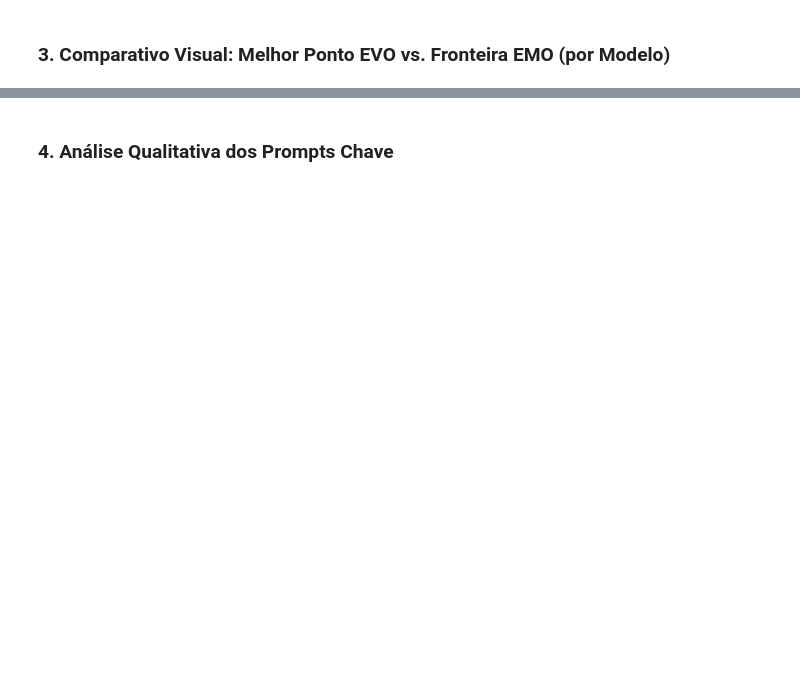
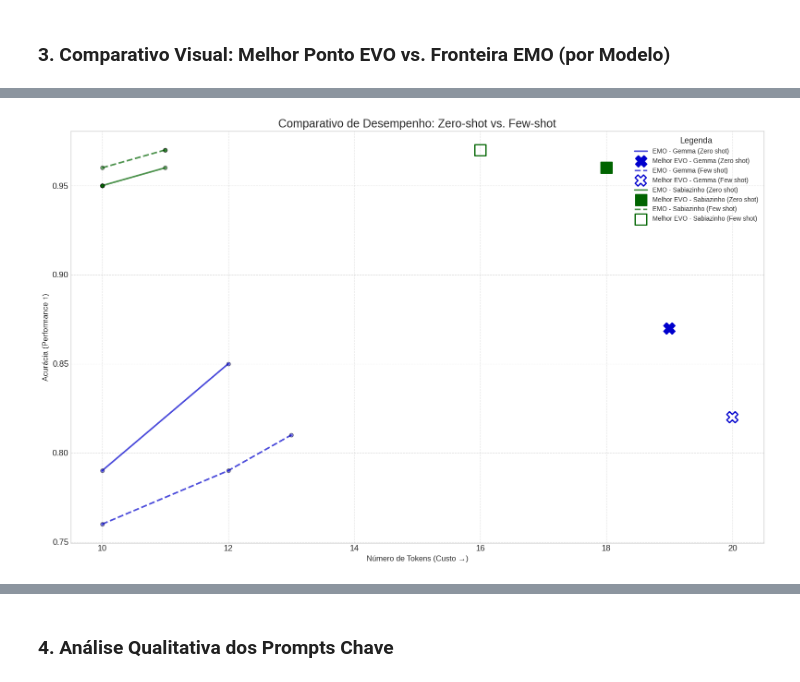
Before and after one commit to SaraCamara/mo-prompt-project, a Jupyter notebook: results/artigo_analise_resultados.ipynb, the cells around one changed output, grey strips where cells are left out. Cells and saved outputs as stored; diff of their text form; code cells hidden in the pictures; blank space fills up the shorter version.

```diff
--- a/results/artigo_analise_resultados.ipynb
+++ b/results/artigo_analise_resultados.ipynb
@@ -386,0 +499,96 @@ else:
+# %%
+import matplotlib.pyplot as plt
+import numpy as np
+from scipy.interpolate import make_interp_spline # Para a opção de suavização
+
+# DataFrame 'df_all_final_results' deve conter os dados de ambas as estratégias
+
+if not df_all_final_results.empty:
+    fig, ax = plt.subplots(1, 1, figsize=(16, 10))
+    ax.set_title("Comparativo de Desempenho: Zero-shot vs. Few-shot", fontsize=18)
+
+    #  Configurações Visuais
+    models_to_plot = df_all_final_results['model'].unique()
+    # Adicionamos um loop para as estratégias também
+    strategies_to_plot = df_all_final_results['strategy'].unique()
+
+    model_colors_map = {"Gemma": "mediumblue", "Sabiazinho": "darkgreen"}
+    # Linha sólida para Zero-shot, tracejada para Few-shot
+    strategy_linestyles = {"Zero shot": "-", "Few shot": "--"}
+    evo_markers_map = {"Gemma": "X", "Sabiazinho": "s"}
+
+    print(f"Modelos encontrados: {models_to_plot}")
+    print(f"Estratégias encontradas: {strategies_to_plot}")
+
+    #  Loop Aninhado: Itera sobre Modelo e Estratégia
+    for model_name in models_to_plot:
+        for strategy_name in strategies_to_plot:
+            # Filtra o subset de dados para a combinação atual
+            df_subset = df_all_final_results[
+                (df_all_final_results['model'] == model_name) &
+                (df_all_final_results['strategy'] == strategy_name)
+            ]
+
+            if df_subset.empty:
+                print(f"-> Aviso: Nenhum dado encontrado para {model_name} com a estratégia '{strategy_name}'. Pulando.")
+                continue
+
+            # Dados EMO e EVO para o subset
+            df_emo = df_subset[df_subset['optimization_type'] == 'EMO']
+            df_evo = df_subset[df_subset['optimization_type'] == 'EVO']
+
+            current_color = model_colors_map.get(model_name)
+            current_linestyle = strategy_linestyles.get(strategy_name)
+
+            #  Plotar Fronteira EMO
+            if not df_emo.empty:
+                # Usando a mesma lógica de antes para tratar duplicatas e suavizar
+                df_for_spline = df_emo.loc[df_emo.groupby('tokens')['accuracy'].idxmax()]
+                df_emo_sorted = df_for_spline.sort_values(by='tokens')
+                x_orig = df_emo_sorted['tokens']
+                y_orig = df_emo_sorted['accuracy']
+
+                label_emo = f'EMO - {model_name} ({strategy_name})'
+
+                # Suavização da curva
+                if len(x_orig) >= 4:
+                    x_smooth = np.linspace(x_orig.min(), x_orig.max(), 300)
+                    spl = make_interp_spline(x_orig, y_orig, k=3)
+                    y_smooth = spl(x_smooth)
+                    ax.plot(x_smooth, y_smooth, color=current_color, linestyle=current_linestyle,
+                            linewidth=2.5, alpha=0.7, zorder=2, label=label_emo)
+                elif len(x_orig) > 1: # Fallback para linha reta se poucos pontos
+                     ax.plot(x_orig, y_orig, color=current_color, linestyle=current_linestyle,
+                            linewidth=2.5, alpha=0.7, zorder=2, label=label_emo)
+
+                # Plotar os pontos EMO originais
+                ax.scatter(df_emo['tokens'], df_emo['accuracy'],
+                           color=current_color, edgecolors='k', alpha=0.5, zorder=3)
+
+
+            #  Plotar Melhor Ponto EVO
+            if not df_evo.empty:
+                best_evo = df_evo.sort_values(by=['accuracy', 'tokens'], ascending=[False, True]).iloc[0]
+                # Para o few-shot, usamos um marcador com face aberta para diferenciar mais
+                face_color = current_color if strategy_name == "Zero shot" else "none"
+
+                ax.scatter(best_evo['tokens'], best_evo['accuracy'], s=300,
+                           marker=evo_markers_map.get(model_name),
+                           facecolors=face_color,
+                           edgecolors=current_color, # Borda com a cor do modelo
+                           linewidth=2,
+                           label=f'Melhor EVO - {model_name} ({strategy_name})',
+                           zorder=4)
+
+    #  Configurações Finais do Gráfico
+    ax.set_xlabel("Número de Tokens (Custo →)", fontsize=12)
+    ax.set_ylabel("Acurácia (Performance ↑)", fontsize=12)
+    ax.grid(True, which='both', linestyle='--', alpha=0.6)
+    ax.legend(title="Legenda", fontsize=10, loc='best')
+
+    plt.tight_layout()
+    plt.show()
+
+else:
+    print("DataFrame df_all_final_results está vazio. Não é possível plotar o gráfico.")
+# %% [output]
@@ -386,0 +597 @@ else:
+[figure, added]
```
Also changed, not shown: parts of 31 cells of this notebook, 4 other files.
